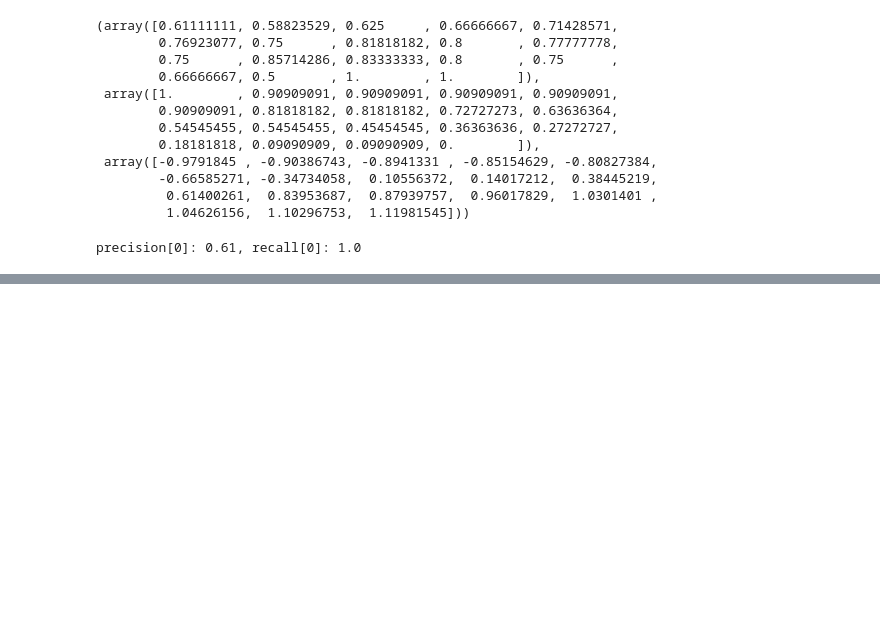
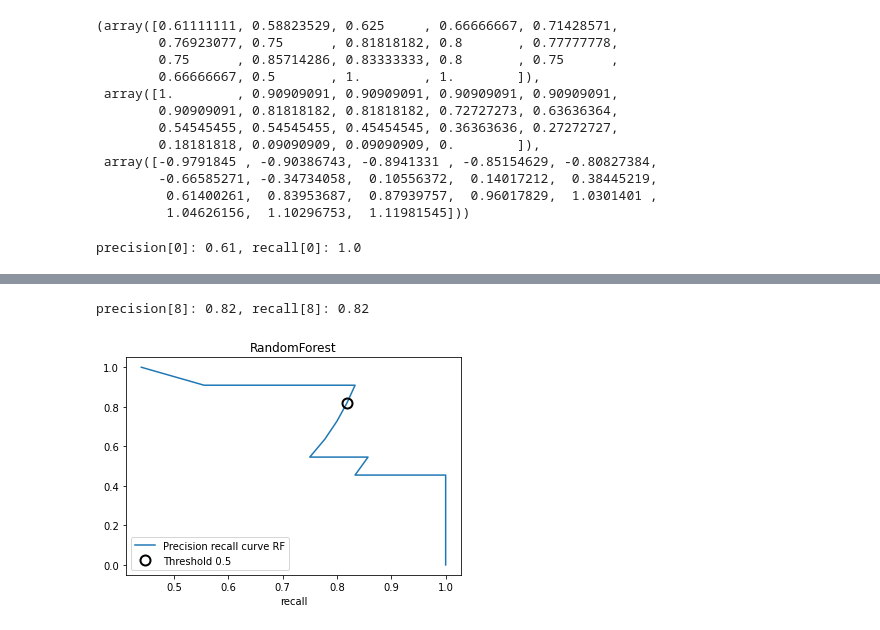
Before and after one commit to kcelia/Reminder, a Jupyter notebook: Maths/Precision_Recall_Curve.ipynb, the cells around one changed output, grey strips where cells are left out. Cells and saved outputs as stored; diff of their text form; code cells hidden in the pictures; blank space fills up the shorter version.

```diff
--- a/Maths/Precision_Recall_Curve.ipynb
+++ b/Maths/Precision_Recall_Curve.ipynb
@@ -76,0 +81,4 @@ plt.show()
+# %%
+rf = RandomForestClassifier(n_estimators=100, random_state=41, max_features=2).fit(X_train, y_train)
+
+rf.predict_proba(X_test)[:5] # negative class, positive class
@@ -76,0 +93,4 @@ plt.show()
+# %%
+precision_rf, recall_rf, thresholds_rf = precision_recall_curve(y_test, rf.predict_proba(X_test)[:, 1])
+
+precision_rf, recall_rf, thresholds_rf
@@ -76,0 +108,18 @@ plt.show()
+# %%
+# Threshold 0.5 is the default value
+close_zero_rf = np.argmin(np.abs(thresholds_rf - 0.5))
+print(f"precision[{close_zero_rf}]: {precision_rf[close_zero_rf]:.2}, recall[{close_zero_rf}]: {recall_rf[close_zero_rf]:.2}")
+# %% [output]
+precision[8]: 0.82, recall[8]: 0.82
+# %%
+plt.plot(precision_rf, recall_rf, label="Precision recall curve RF")
+plt.plot(precision_rf[close_zero_rf], recall_rf[close_zero_rf], 'o', markersize=10,
+         label="Threshold 0.5", fillstyle="none", c='k', mew=2)
+
+plt.title('RandomForest')
+plt.xlabel('Precision')
+plt.xlabel('recall')
+plt.legend(loc="best")
+plt.show()
+# %% [output]
+[figure, added]
```
Also changed, not shown: parts of 12 cells of this notebook.
